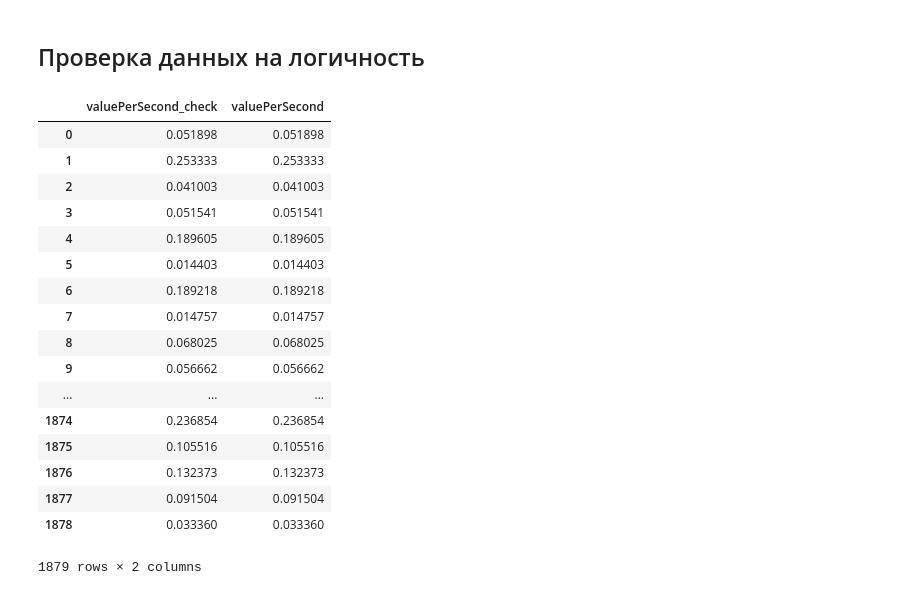
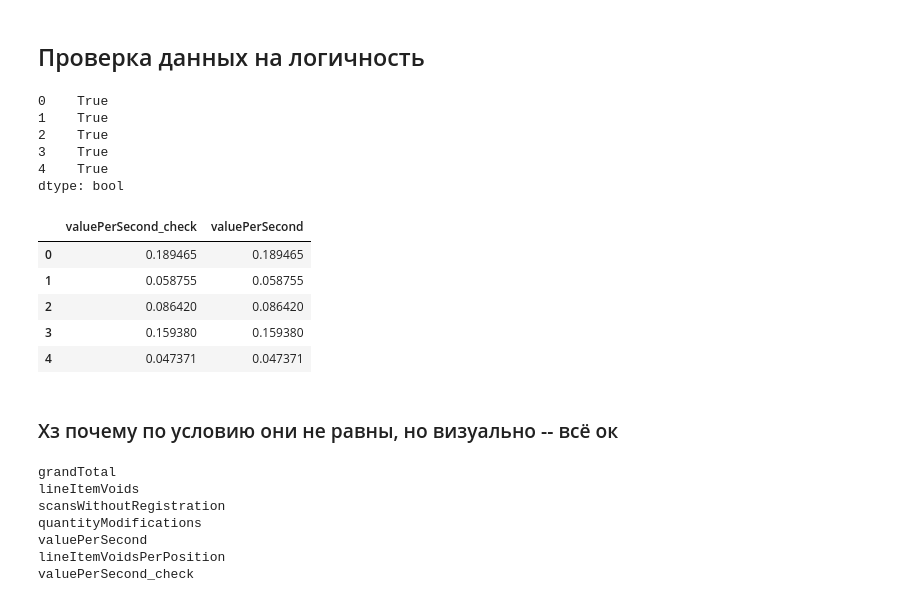
Before and after one commit to Perevalov/dmc2019, a Jupyter notebook: notebooks/data_exploring.ipynb, the cells around one changed output. Saved outputs shown, nothing was run; the diff lists cells and outputs as text; code cells hidden in the pictures.

```diff
--- a/notebooks/data_exploring.ipynb
+++ b/notebooks/data_exploring.ipynb
@@ -280,24 +249,35 @@ sns.distplot(test_data['valuePerSecond'].loc[indicator_test],bins=15,color="r")
 ## Проверка данных на логичность
 # %%
 #valuePerSecond - среднее число в деньгах, проходящее через кассу в секунду (grandTotal/totalScanTimeInSeconds)
-train_data['valuePerSecond_check'] = train_data['grandTotal']/train_data['totalScanTimeInSeconds']
-train_data[['valuePerSecond_check','valuePerSecond']]
+test_data['valuePerSecond_check'] = test_data['grandTotal']/test_data['totalScanTimeInSeconds']
+(test_data['valuePerSecond_check'] == test_data['valuePerSecond']) [:5]
 # %% [output]
-|  | valuePerSecond_check | valuePerSecond |
-| 0 | 0.051898 | 0.051898 |
-| 1 | 0.253333 | 0.253333 |
-| 2 | 0.041003 | 0.041003 |
-| 3 | 0.051541 | 0.051541 |
-| 4 | 0.189605 | 0.189605 |
-| 5 | 0.014403 | 0.014403 |
-| 6 | 0.189218 | 0.189218 |
-| 7 | 0.014757 | 0.014757 |
-| 8 | 0.068025 | 0.068025 |
-| 9 | 0.056662 | 0.056662 |
-| ... | ... | ... |
-| 1874 | 0.236854 | 0.236854 |
-| 1875 | 0.105516 | 0.105516 |
-| 1876 | 0.132373 | 0.132373 |
-| 1877 | 0.091504 | 0.091504 |
-| 1878 | 0.033360 | 0.033360 |
-1879 rows × 2 columns
+0    True
+1    True
+2    True
+3    True
+4    True
+dtype: bool
+# %%
+test_data[['valuePerSecond_check','valuePerSecond']].head()
+# %% [output]
+|  | valuePerSecond_check | valuePerSecond |
+| 0 | 0.189465 | 0.189465 |
+| 1 | 0.058755 | 0.058755 |
+| 2 | 0.086420 | 0.086420 |
+| 3 | 0.159380 | 0.159380 |
+| 4 | 0.047371 | 0.047371 |
+# %% [markdown]
+### Хз почему по условию они не равны, но визуально -- всё ок
+# %%
+for c in test_data.columns:
+    if test_data[test_data[c] <= 0].shape[0] > 0:
+        print(c)
+# %% [output]
+grandTotal
+lineItemVoids
+scansWithoutRegistration
+quantityModifications
+valuePerSecond
+lineItemVoidsPerPosition
+valuePerSecond_check
```
Also changed, not shown: parts of 12 cells of this notebook, 4 other files.
